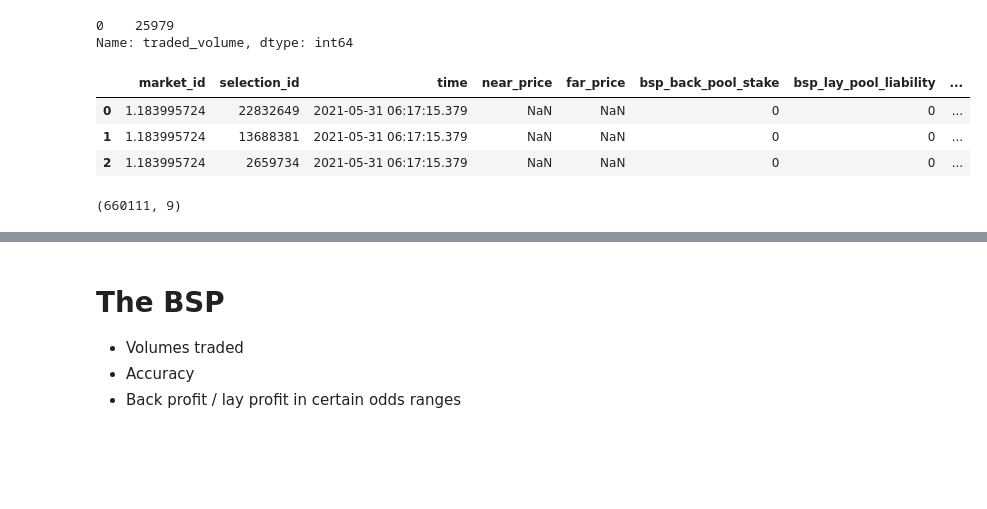
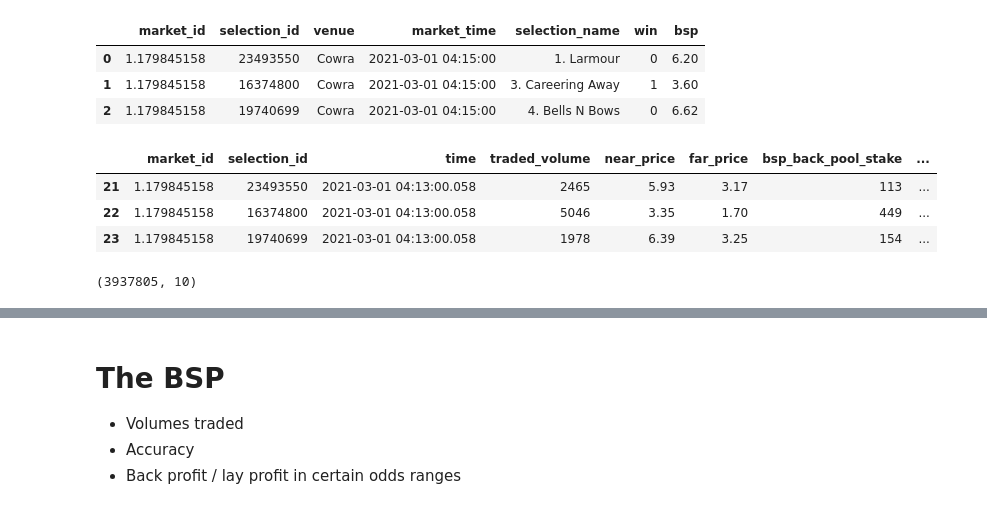
Before and after one commit to TMBish/bfStreamTutorials, a Jupyter notebook: 04-bsp/02-analysis/bsp-analysis.ipynb, the cells around one changed output, grey strips where cells are left out. Drawn from its saved outputs; the diff is of its cells as text; code cells hidden in the pictures; blank space fills up the shorter version.

```diff
--- a/04-bsp/02-analysis/bsp-analysis.ipynb
+++ b/04-bsp/02-analysis/bsp-analysis.ipynb
@@ -12,27 +12,35 @@ import ast
 # %%
 selection = pd.read_csv("/media/hdd/tmp/bsp/meta.csv", dtype={'market_id': object, 'selection_id': object}, parse_dates = ['market_time'])
 
-selection.traded_volume.value_counts()
+selection.head(3)
 # %% [output]
-0    25979
-Name: traded_volume, dtype: int64
+|  | market_id | selection_id | venue | market_time | selection_name | win | bsp |
+| 0 | 1.179845158 | 23493550 | Cowra | 2021-03-01 04:15:00 | 1. Larmour | 0 | 6.20 |
+| 1 | 1.179845158 | 16374800 | Cowra | 2021-03-01 04:15:00 | 3. Careering Away | 1 | 3.60 |
+| 2 | 1.179845158 | 19740699 | Cowra | 2021-03-01 04:15:00 | 4. Bells N Bows | 0 | 6.62 |
 # %%
 prices = pd.read_csv(
     "/media/hdd/tmp/bsp/prices.csv",
     quoting=csv.QUOTE_ALL,
     dtype={'market_id': 'string', 'selection_id': 'string', 'atb_ladder': 'string', 'atl_ladder': 'string'},
     parse_dates=['time']
 )
+prices['atb_ladder'] = [ast.literal_eval(x) for x in prices['atb_ladder']]
+prices['atl_ladder'] = [ast.literal_eval(x) for x in prices['atl_ladder']]
+
+# Drop the first row within each group
+prices = prices.drop(prices.groupby(['market_id', 'selection_id'],as_index=False).nth(0).index)
+
 prices.head(3)
 # %% [output]
-|  | market_id | selection_id | time | near_price | far_price | bsp_back_pool_stake | bsp_lay_pool_liability | ... |
-| 0 | 1.183995724 | 22832649 | 2021-05-31 06:17:15.379 | NaN | NaN | 0 | 0 | ... |
-| 1 | 1.183995724 | 13688381 | 2021-05-31 06:17:15.379 | NaN | NaN | 0 | 0 | ... |
-| 2 | 1.183995724 | 2659734 | 2021-05-31 06:17:15.379 | NaN | NaN | 0 | 0 | ... |
+|  | market_id | selection_id | time | traded_volume | near_price | far_price | bsp_back_pool_stake | ... |
+| 21 | 1.179845158 | 23493550 | 2021-03-01 04:13:00.058 | 2465 | 5.93 | 3.17 | 113 | ... |
+| 22 | 1.179845158 | 16374800 | 2021-03-01 04:13:00.058 | 5046 | 3.35 | 1.70 | 449 | ... |
+| 23 | 1.179845158 | 19740699 | 2021-03-01 04:13:00.058 | 1978 | 6.39 | 3.25 | 154 | ... |
 # %%
 prices.shape
 # %% [output]
-(660111, 9)
+(3937805, 10)
 # %%
 prices.query('market_id == "1.183995724" and selection_id == "22832649"')
 # %% [output]
```
Also changed, not shown: parts of 24 cells of this notebook, 1 other file.
